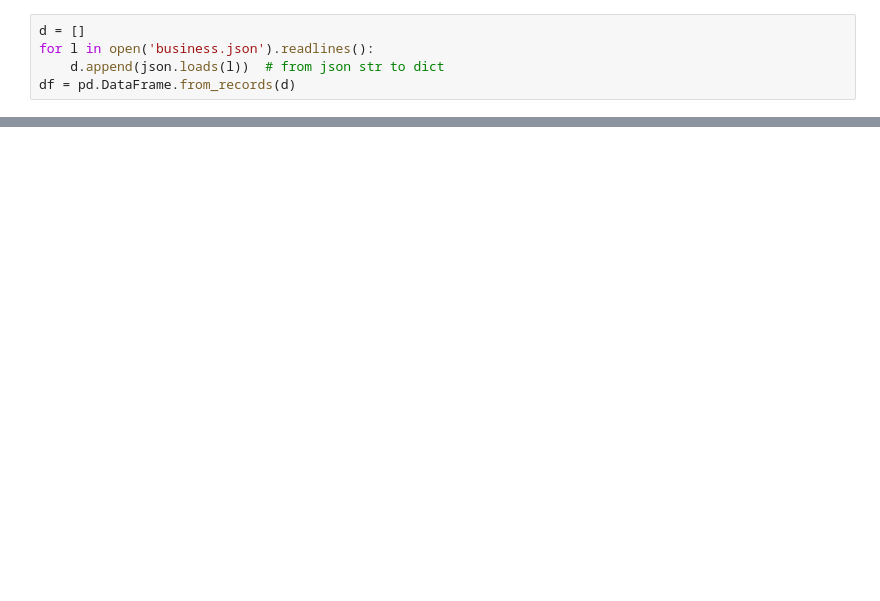
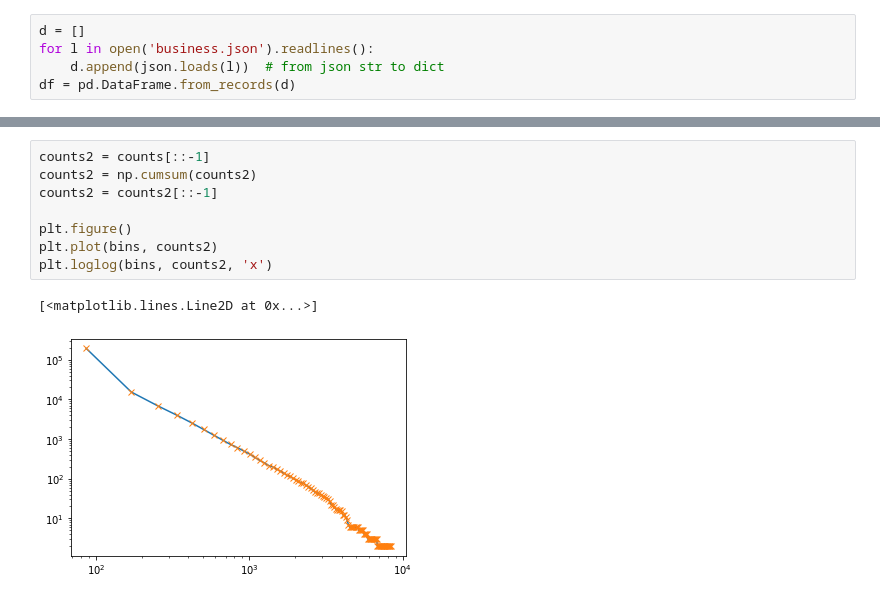
Before and after one commit to clqian/stat_testing, a Jupyter notebook: Untitled.ipynb, the cells around one changed output, grey strips where cells are left out. Saved outputs shown, nothing was run; the diff lists cells and outputs as text; blank space fills up the shorter version.

```diff
--- a/Untitled.ipynb
+++ b/Untitled.ipynb
@@ -31,0 +48,11 @@ Name: review_count, Length: 192609, dtype: int64
+# %%
+counts2 = counts[::-1]
+counts2 = np.cumsum(counts2)
+counts2 = counts2[::-1]
+
+plt.figure()
+plt.plot(bins, counts2)
+plt.loglog(bins, counts2, 'x')
+# %% [output]
+[<matplotlib.lines.Line2D at 0x...>]
+[figure, added]
```
Also changed, not shown: parts of 6 cells of this notebook.
